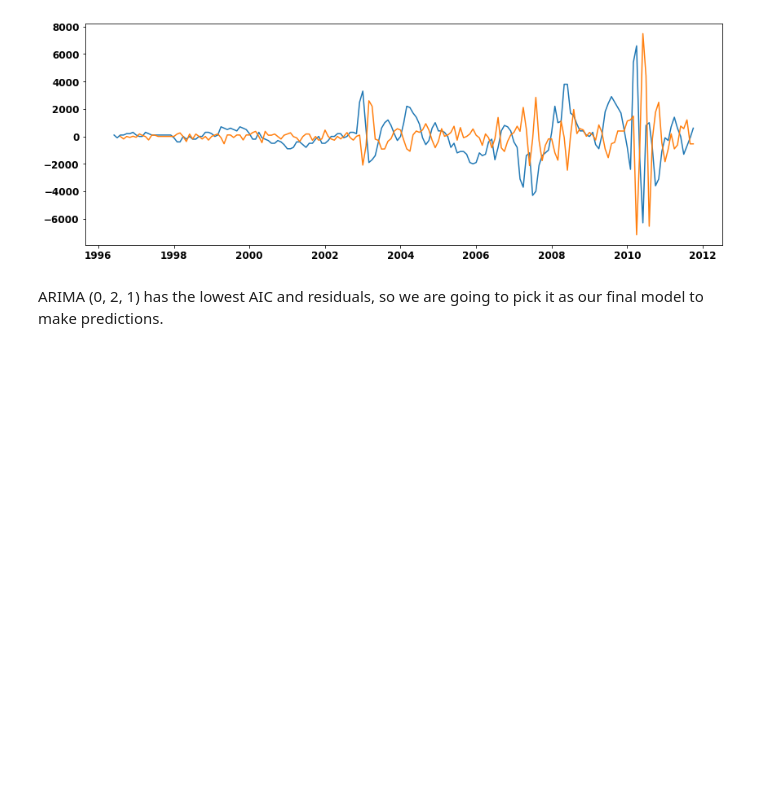
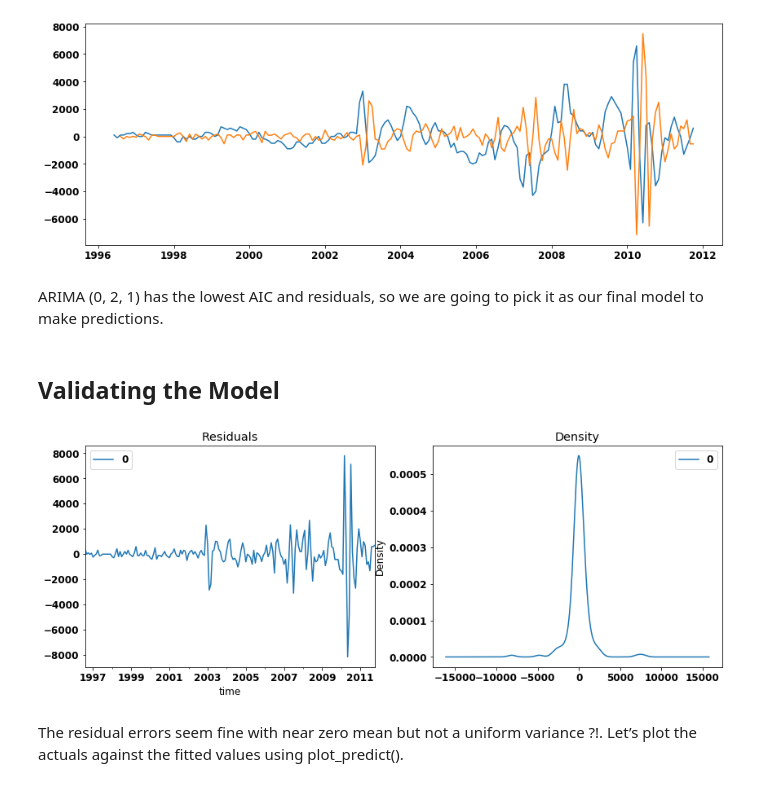
Before and after one commit to FarnazG/CodeReviews, a Jupyter notebook: time_series_codereview.ipynb, the cells around one changed output. Cells and saved outputs as stored; diff of their text form; code cells hidden in the pictures; blank space fills up the shorter version.

```diff
--- a/time_series_codereview.ipynb
+++ b/time_series_codereview.ipynb
@@ -560,3 +560,19 @@ MA.1            1.0000           +0.0000j            1.0000            0.0000
 [figure]
 # %% [markdown]
 ARIMA (0, 2, 1) has the lowest AIC and residuals, so we are going to pick it as our final model to make predictions.
+# %% [markdown]
+## Validating the Model
+# %%
+# Fit an ARMA(0,2,1) model
+model = ARIMA(train, order=(0, 2 , 1))
+result = model.fit()
+# Plot residual errors
+residuals = pd.DataFrame(result.resid)
+fig, ax = plt.subplots(1,2)
+residuals.plot(title="Residuals", ax=ax[0])
+residuals.plot(kind='kde', title='Density', ax=ax[1])
+plt.show()
+# %% [output]
+[figure, added]
+# %% [markdown]
+The residual errors seem fine with near zero mean but not a uniform variance ?!. Let’s plot the actuals against the fitted values using plot_predict().
```
Also changed, not shown: parts of 2 cells of this notebook.
